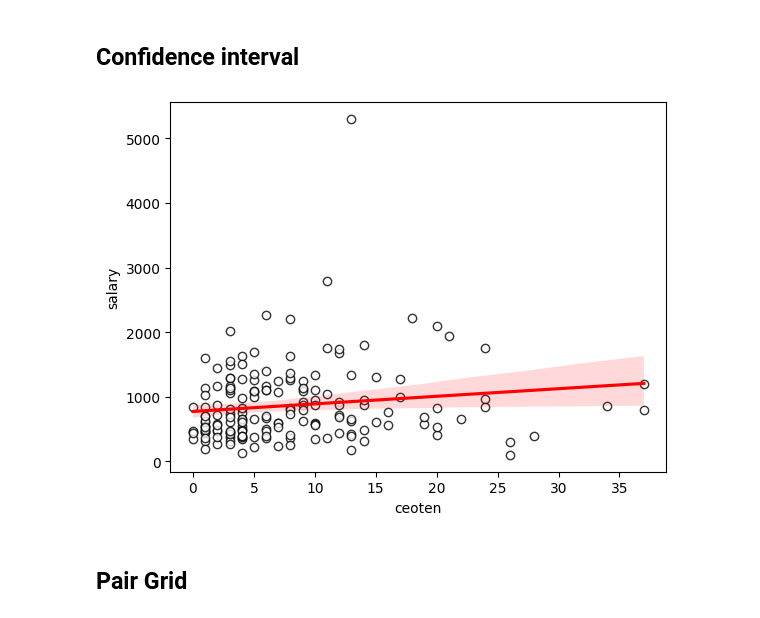
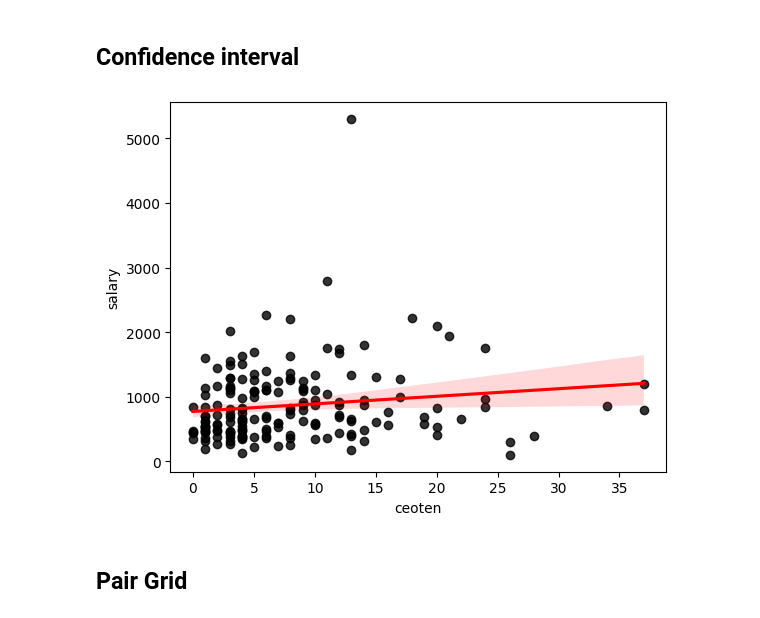
Before and after one commit to havaledar/ECON3740_W25, a Jupyter notebook: ECON3740_W25_lab11.ipynb, the cells around one changed output. Saved outputs shown, nothing was run; the diff lists cells and outputs as text; code cells hidden in the pictures.

```diff
--- a/ECON3740_W25_lab11.ipynb
+++ b/ECON3740_W25_lab11.ipynb
@@ -95,15 +82,15 @@ plt.show()
 # %%
 sns.regplot(x = 'ceoten',
             y = 'salary',
             data = data,
-            scatter_kws={'facecolors':'white',
-                         'edgecolors':'black'},
+            # ci=None,
+            color= 'black',
             line_kws={'color': 'red'}
             )
 
 plt.show()
 # %% [output]
-[figure, old version]
+[figure, new version]
 # %% [markdown]
 ## Pair Grid
 # %%
```
Also changed, not shown: parts of 4 cells of this notebook.
